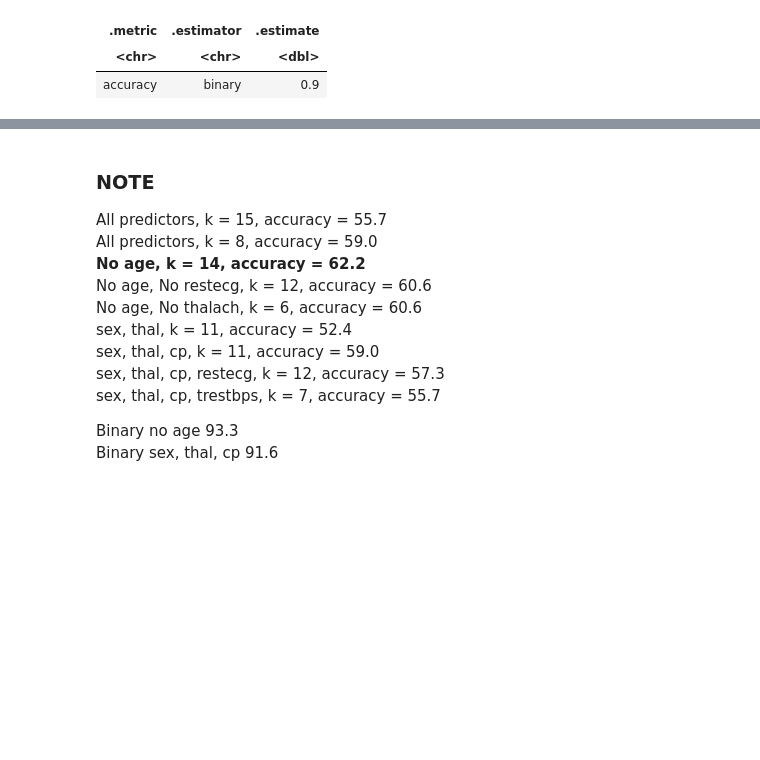
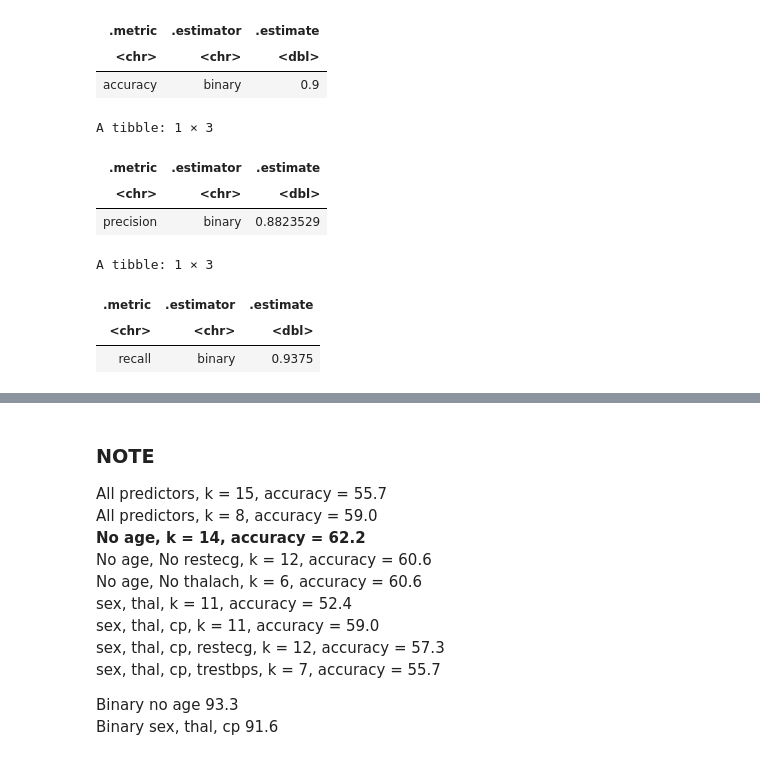
Before and after one commit to wtarit/dsci-100-project, a Jupyter notebook: group_report.ipynb, the cells around one changed output, grey strips where cells are left out. Cells and saved outputs as stored; diff of their text form; code cells hidden in the pictures; blank space fills up the shorter version.

```diff
--- a/group_report.ipynb
+++ b/group_report.ipynb
@@ -416,3 +411,17 @@ A tibble: 1 × 3
 | .metric | .estimator | .estimate |
 | <chr> | <chr> | <dbl> |
 | accuracy | binary | 0.9 |
+# %%
+heart_disease_predictions |>
+    precision(truth = Class, estimate = .pred_class, event_level="first")
+heart_disease_predictions |>
+    recall(truth = Class, estimate = .pred_class, event_level="first")
+# %% [output]
+A tibble: 1 × 3
+| .metric | .estimator | .estimate |
+| <chr> | <chr> | <dbl> |
+| precision | binary | 0.8823529 |
+A tibble: 1 × 3
+| .metric | .estimator | .estimate |
+| <chr> | <chr> | <dbl> |
+| recall | binary | 0.9375 |
```
Also changed, not shown: parts of 47 cells of this notebook.
